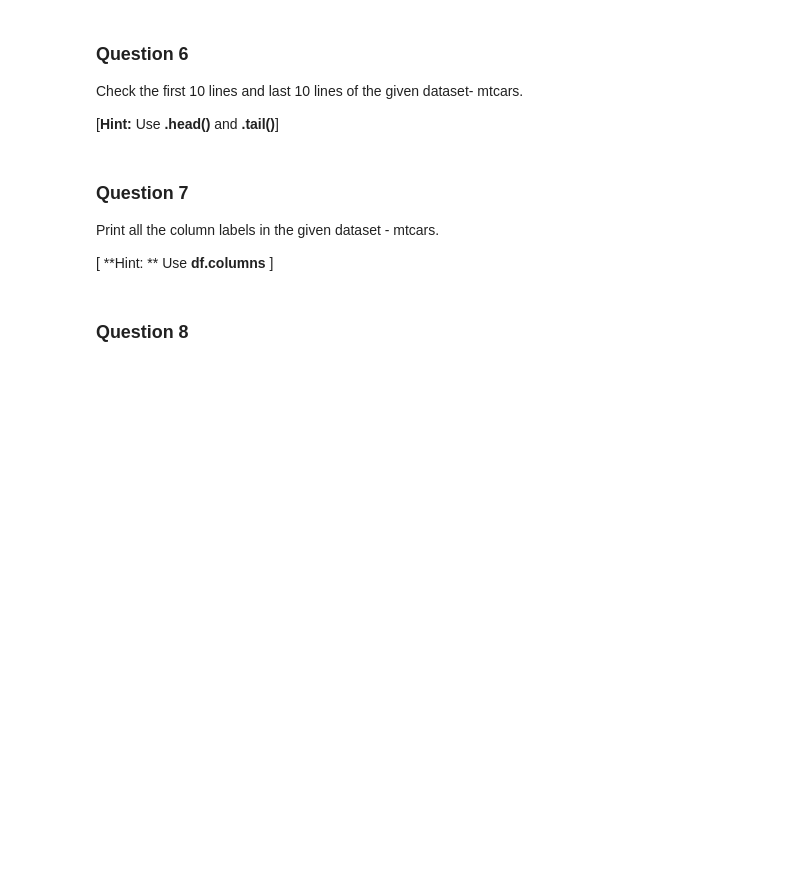
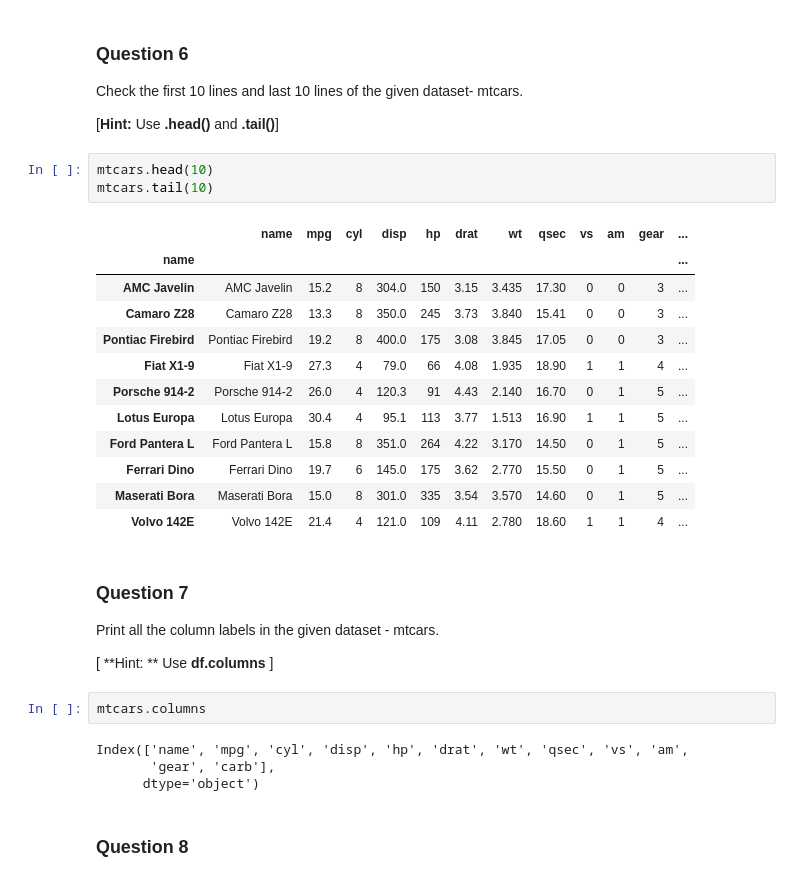
Before and after one commit to ganeshkrish85/bancstack, a Jupyter notebook: R1-Lab Internal_Questions .ipynb, the cells around one changed output. Cells and saved outputs as stored; diff of their text form; blank space fills up the shorter version.

```diff
--- a/R1-Lab Internal_Questions .ipynb
+++ b/R1-Lab Internal_Questions .ipynb
@@ -291,12 +416,34 @@ Check the type and dimensions of given dataset - mtcars.
 Check the first 10 lines and last 10 lines of the given dataset- mtcars.
 
 [**Hint:** Use **.head()** and **.tail()**]
+# %%
+mtcars.head(10)
+mtcars.tail(10)
+# %% [output]
+|  | name | mpg | cyl | disp | hp | drat | wt | qsec | vs | am | gear | ... |
+| name |  |  |  |  |  |  |  |  |  |  |  | ... |
+| AMC Javelin | AMC Javelin | 15.2 | 8 | 304.0 | 150 | 3.15 | 3.435 | 17.30 | 0 | 0 | 3 | ... |
+| Camaro Z28 | Camaro Z28 | 13.3 | 8 | 350.0 | 245 | 3.73 | 3.840 | 15.41 | 0 | 0 | 3 | ... |
+| Pontiac Firebird | Pontiac Firebird | 19.2 | 8 | 400.0 | 175 | 3.08 | 3.845 | 17.05 | 0 | 0 | 3 | ... |
+| Fiat X1-9 | Fiat X1-9 | 27.3 | 4 | 79.0 | 66 | 4.08 | 1.935 | 18.90 | 1 | 1 | 4 | ... |
+| Porsche 914-2 | Porsche 914-2 | 26.0 | 4 | 120.3 | 91 | 4.43 | 2.140 | 16.70 | 0 | 1 | 5 | ... |
+| Lotus Europa | Lotus Europa | 30.4 | 4 | 95.1 | 113 | 3.77 | 1.513 | 16.90 | 1 | 1 | 5 | ... |
+| Ford Pantera L | Ford Pantera L | 15.8 | 8 | 351.0 | 264 | 4.22 | 3.170 | 14.50 | 0 | 1 | 5 | ... |
+| Ferrari Dino | Ferrari Dino | 19.7 | 6 | 145.0 | 175 | 3.62 | 2.770 | 15.50 | 0 | 1 | 5 | ... |
+| Maserati Bora | Maserati Bora | 15.0 | 8 | 301.0 | 335 | 3.54 | 3.570 | 14.60 | 0 | 1 | 5 | ... |
+| Volvo 142E | Volvo 142E | 21.4 | 4 | 121.0 | 109 | 4.11 | 2.780 | 18.60 | 1 | 1 | 4 | ... |
 # %% [markdown]
 ### Question 7
 
 Print all the column labels in the given dataset - mtcars.
 
 [ **Hint: ** Use **df.columns** ]
+# %%
+mtcars.columns
+# %% [output]
+Index(['name', 'mpg', 'cyl', 'disp', 'hp', 'drat', 'wt', 'qsec', 'vs', 'am',
+       'gear', 'carb'],
+      dtype='object')
 # %% [markdown]
 ### Question 8
 # %% [markdown]
```
Also changed, not shown: parts of 26 cells of this notebook.
